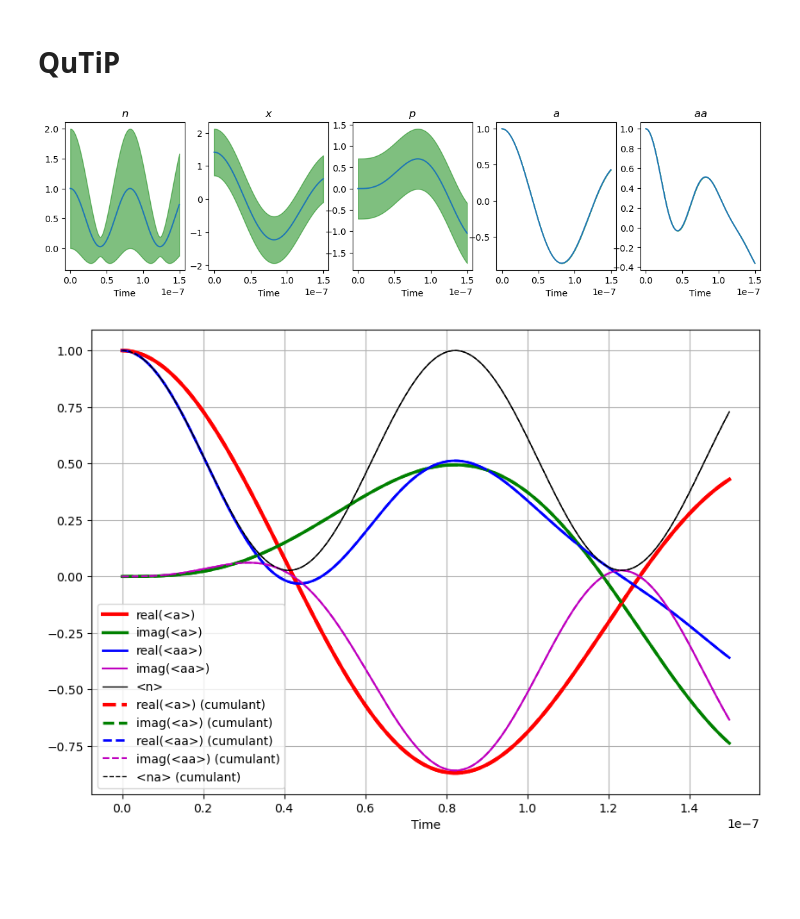
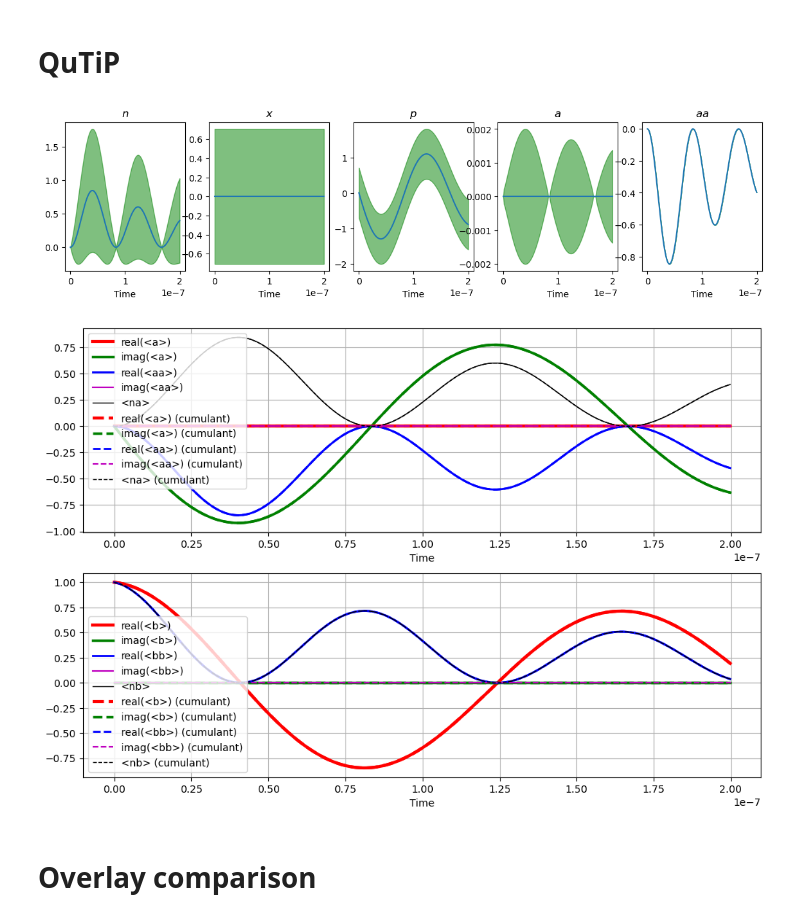
Before and after one commit to borismesits/cuda-cqed, a Jupyter notebook: notebooks/DEMO - Conversion.ipynb, the cells around one changed output. Drawn from its saved outputs; the diff is of its cells as text; code cells hidden in the pictures; blank space fills up the shorter version.

```diff
--- a/notebooks/DEMO - Conversion.ipynb
+++ b/notebooks/DEMO - Conversion.ipynb
@@ -294,7 +294,7 @@ from qutip import (about, basis, coherent, destroy, tensor, qeye, displace, expe
 
 %matplotlib inline
 # %%
-N = 20
+N = 10
 
 # operators
 a = tensor(destroy(N), qeye(N))
@@ -315,7 +315,7 @@ H2 = 6*g3*lambda_ab*a*b.dag()
 
 H = [H0, [H1, eta], [H2, np.conjugate(eta)]]
 
-c_ops = [0.0*a]
+c_ops = [a*np.sqrt(ka), b*np.sqrt(kb), b.dag()*b*np.sqrt(gamma_phi_b)]
 # %%
 def plot_expect_with_variance(N, op_list, op_title, states):
     """
@@ -339,33 +339,53 @@ def plot_expect_with_variance(N, op_list, op_title, states):
 
     return fig, axes
 # %%
-psi0 = tensor(coherent(N, IC), coherent(N,0))
+psi0 = tensor(coherent(N, 0), coherent(N,IC))
 
-result = mesolve(H, psi0, t, c_ops, [])
+result = mesolve(H, psi0, tlist, c_ops, [])
 
 plot_expect_with_variance(N, [na, xa, pa, a, a*a], [r"$n$", r"$x$", r"$p$",  r"$a$",  r"$aa$"],
                           result.states);
 plt.show()
 # %% [output]
-[figure, old version]
+[figure, new version]
 # %%
-plt.figure(figsize=(10,7))
-plt.plot(tlist,np.real(expect(a, result.states)),'r-',label='real(<a>)',linewidth=3)
-plt.plot(tlist,np.imag(expect(a, result.states)),'g-',label='imag(<a>)',linewidth=2.5)
-plt.plot(tlist,np.real(expect(a*a, result.states)),'b-',label='real(<aa>)',linewidth=2)
-plt.plot(tlist,np.imag(expect(a*a, result.states)),'m-',label='imag(<aa>)',linewidth=1.5)
-plt.plot(tlist,expect(a.dag()*a, result.states),'k-',label='<n>',linewidth=1)
+fig, axs = plt.subplots(nrows=2, ncols=1, figsize=(12,8))
+axs[0].plot(tlist,np.real(expect(a, result.states)),'r-',label='real(<a>)',linewidth=3)
+axs[0].plot(tlist,np.imag(expect(a, result.states)),'g-',label='imag(<a>)',linewidth=2.5)
+axs[0].plot(tlist,np.real(expect(a*a, result.states)),'b-',label='real(<aa>)',linewidth=2)
+axs[0].plot(tlist,np.imag(expect(a*a, result.states)),'m-',label='imag(<aa>)',linewidth=1.5)
+axs[0].plot(tlist,expect(a.dag()*a, result.states),'k-',label='<na>',linewidth=1)
 
-plt.plot(tlist,np.real(a_c),'r--',label='real(<a>) (cumulant)',linewidth=3)
-plt.plot(tlist,np.imag(a_c),'g--',label='imag(<a>) (cumulant)',linewidth=2.5)
-plt.plot(tlist,np.real(aa_c),'b--',label='real(<aa>) (cumulant)',linewidth=2)
-plt.plot(tlist,np.imag(aa_c),'m--',label='imag(<aa>) (cumulant)',linewidth=1.5)
-plt.plot(tlist,np.real(adaga_c),'k--',label='<na> (cumulant)',linewidth=1)
+axs[0].plot(tlist,np.real(a_c),'r--',label='real(<a>) (cumulant)',linewidth=3)
+axs[0].plot(tlist,np.imag(a_c),'g--',label='imag(<a>) (cumulant)',linewidth=2.5)
+axs[0].plot(tlist,np.real(aa_c),'b--',label='real(<aa>) (cumulant)',linewidth=2)
+axs[0].plot(tlist,np.imag(aa_c),'m--',label='imag(<aa>) (cumulant)',linewidth=1.5)
+axs[0].plot(tlist,np.real(adaga_c),'k--',label='<na> (cumulant)',linewidth=1)
 # plt.xlim([0,30])
 # plt.ylim([-0.1,0.1])
-plt.legend()
-plt.grid()
-plt.xlabel('Time')
+axs[0].legend()
+axs[0].grid()
+axs[0].set_xlabel('Time')
+
+axs[1].plot(tlist,np.real(expect(b, result.states)),'r-',label='real(<b>)',linewidth=3)
+axs[1].plot(tlist,np.imag(expect(b, result.states)),'g-',label='imag(<b>)',linewidth=2.5)
+axs[1].plot(tlist,np.real(expect(b*b, result.states)),'b-',label='real(<bb>)',linewidth=2)
+axs[1].plot(tlist,np.imag(expect(b*b, result.states)),'m-',label='imag(<bb>)',linewidth=1.5)
+axs[1].plot(tlist,expect(b.dag()*b, result.states),'k-',label='<nb>',linewidth=1)
+
+axs[1].plot(tlist,np.real(b_c),'r--',label='real(<b>) (cumulant)',linewidth=3)
+axs[1].plot(tlist,np.imag(b_c),'g--',label='imag(<b>) (cumulant)',linewidth=2.5)
+axs[1].plot(tlist,np.real(bb_c),'b--',label='real(<bb>) (cumulant)',linewidth=2)
+axs[1].plot(tlist,np.imag(bb_c),'m--',label='imag(<bb>) (cumulant)',linewidth=1.5)
+axs[1].plot(tlist,np.real(bdagb_c),'k--',label='<nb> (cumulant)',linewidth=1)
+# plt.xlim([0,30])
+# plt.ylim([-0.1,0.1])
+axs[1].legend()
+axs[1].grid()
+axs[1].set_xlabel('Time')
+
 plt.show()
 # %% [output]
-[figure, old version]
+[figure, new version]
+# %% [markdown]
+# Overlay comparison
```
Also changed, not shown: parts of 7 cells of this notebook, 6 other files.
